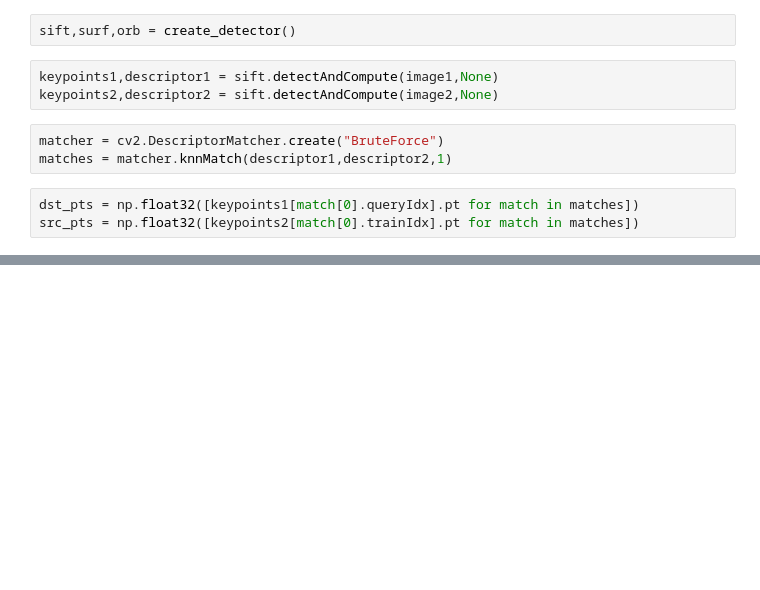
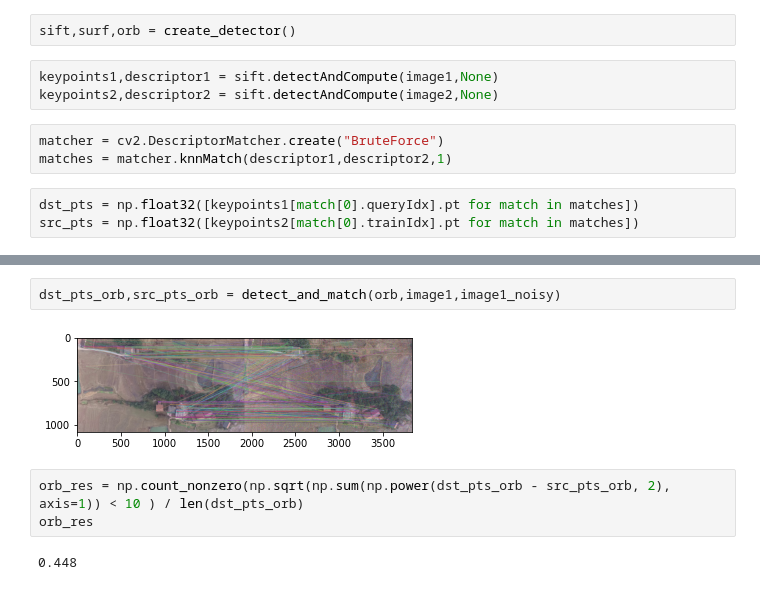
Before and after one commit to Rohn-CN/codeOfPaper, a Jupyter notebook: test.ipynb, the cells around one changed output, grey strips where cells are left out. Cells and saved outputs as stored; diff of their text form; blank space fills up the shorter version.

```diff
--- a/test.ipynb
+++ b/test.ipynb
@@ -23,0 +46,9 @@ src_pts = np.float32([keypoints2[match[0].trainIdx].pt for match in matches])
+# %%
+dst_pts_orb,src_pts_orb = detect_and_match(orb,image1,image1_noisy)
+# %% [output]
+[figure, added]
+# %%
+orb_res = np.count_nonzero(np.sqrt(np.sum(np.power(dst_pts_orb - src_pts_orb, 2), axis=1)) < 10 ) / len(dst_pts_orb)
+orb_res
+# %% [output]
+0.448
```
Also changed, not shown: parts of 42 cells of this notebook, 3 other files.
